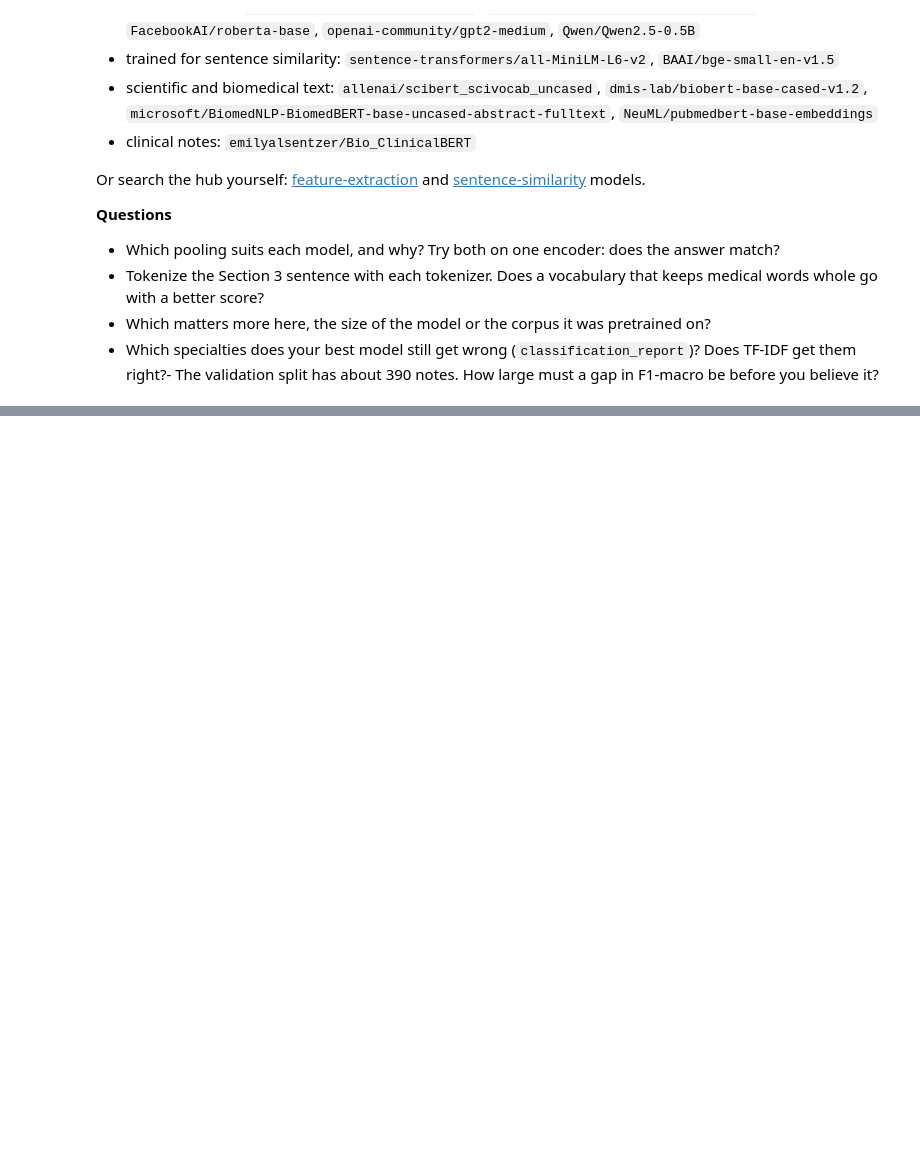
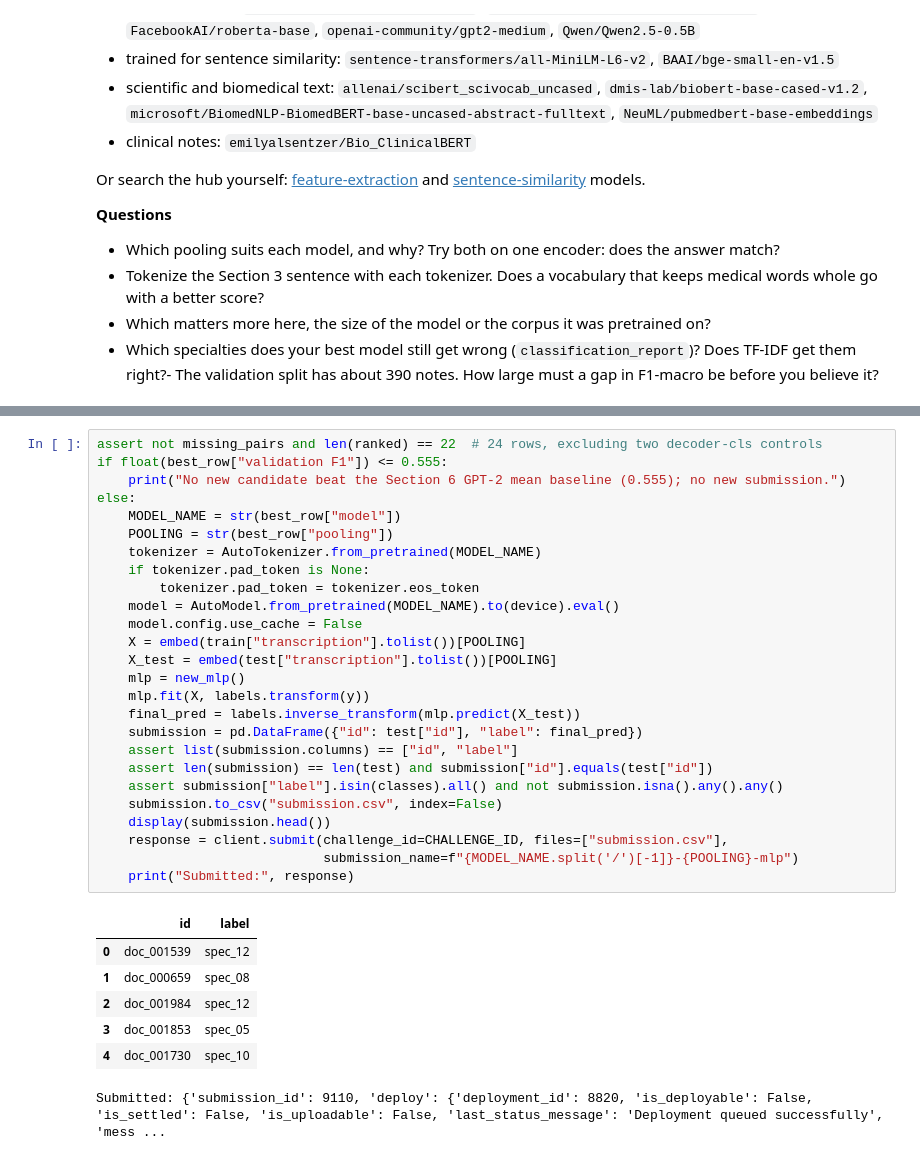
Before and after one commit to hanshunyi0-cyber/mlp-s7-case-study, a Jupyter notebook: website/public/modules/ms2a-machine-learning-practice/challenges/mlp-s7-clinical-note-triage.ipynb, the cells around one changed output, grey strips where cells are left out. Cells and saved outputs as stored; diff of their text form; blank space fills up the shorter version.

```diff
--- a/website/public/modules/ms2a-machine-learning-practice/challenges/mlp-s7-clinical-note-triage.ipynb
+++ b/website/public/modules/ms2a-machine-learning-practice/challenges/mlp-s7-clinical-note-triage.ipynb
@@ -316,0 +816,34 @@ and [sentence-similarity](https://huggingface.co/models?pipeline_tag=sentence-si
+# %%
+assert not missing_pairs and len(ranked) == 22  # 24 rows, excluding two decoder-cls controls
+if float(best_row["validation F1"]) <= 0.555:
+    print("No new candidate beat the Section 6 GPT-2 mean baseline (0.555); no new submission.")
+else:
+    MODEL_NAME = str(best_row["model"])
+    POOLING = str(best_row["pooling"])
+    tokenizer = AutoTokenizer.from_pretrained(MODEL_NAME)
+    if tokenizer.pad_token is None:
+        tokenizer.pad_token = tokenizer.eos_token
+    model = AutoModel.from_pretrained(MODEL_NAME).to(device).eval()
+    model.config.use_cache = False
+    X = embed(train["transcription"].tolist())[POOLING]
+    X_test = embed(test["transcription"].tolist())[POOLING]
+    mlp = new_mlp()
+    mlp.fit(X, labels.transform(y))
+    final_pred = labels.inverse_transform(mlp.predict(X_test))
+    submission = pd.DataFrame({"id": test["id"], "label": final_pred})
+    assert list(submission.columns) == ["id", "label"]
+    assert len(submission) == len(test) and submission["id"].equals(test["id"])
+    assert submission["label"].isin(classes).all() and not submission.isna().any().any()
+    submission.to_csv("submission.csv", index=False)
+    display(submission.head())
+    response = client.submit(challenge_id=CHALLENGE_ID, files=["submission.csv"],
+                             submission_name=f"{MODEL_NAME.split('/')[-1]}-{POOLING}-mlp")
+    print("Submitted:", response)
+# %% [output]
+|  | id | label |
+| 0 | doc_001539 | spec_12 |
+| 1 | doc_000659 | spec_08 |
+| 2 | doc_001984 | spec_12 |
+| 3 | doc_001853 | spec_05 |
+| 4 | doc_001730 | spec_10 |
+Submitted: {'submission_id': 9110, 'deploy': {'deployment_id': 8820, 'is_deployable': False, 'is_settled': False, 'is_uploadable': False, 'last_status_message': 'Deployment queued successfully', 'mess ...
```
Also changed, not shown: parts of 7 cells of this notebook.
